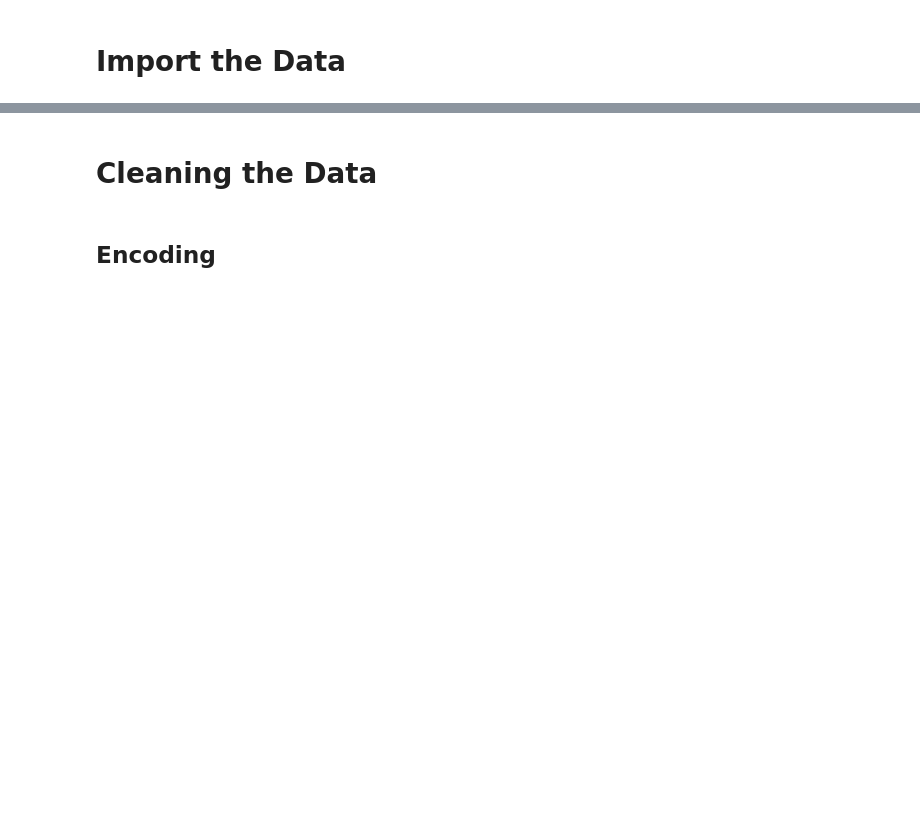
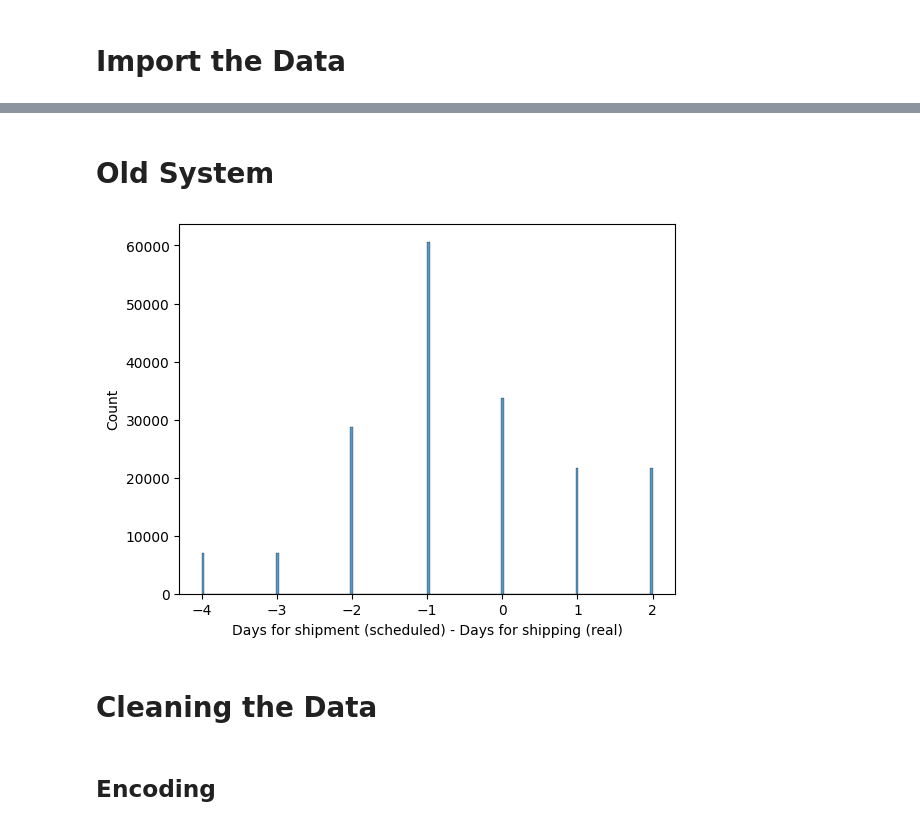
Before and after one commit to giakomorssi/Fraud-and-Delivery, a Jupyter notebook: 02_Prediction.ipynb, the cells around one changed output, grey strips where cells are left out. Saved outputs shown, nothing was run; the diff lists cells and outputs as text; code cells hidden in the pictures; blank space fills up the shorter version.

```diff
--- a/02_Prediction.ipynb
+++ b/02_Prediction.ipynb
@@ -41,5 +41,19 @@ Please install GPU version of TF
 # %%
 df = pd.read_csv('/content/drive/MyDrive/University/Deloitte/SupplyChainDataset.csv', encoding = 'latin-1')
+# %% [markdown]
+# Old System
+# %%
+import seaborn as sns
+import matplotlib.pyplot as plt
+
+df['expect_real'] = df['Days for shipment (scheduled)'] - df['Days for shipping (real)']
+
+sns.histplot(df['expect_real'])
+plt.xlabel('Days for shipment (scheduled) - Days for shipping (real)')
+plt.ylabel('Count')
+plt.show()
+# %% [output]
+[figure, added]
 # %% [markdown]
 # Cleaning the Data
 # %%
```
Also changed, not shown: parts of 3 cells of this notebook.
